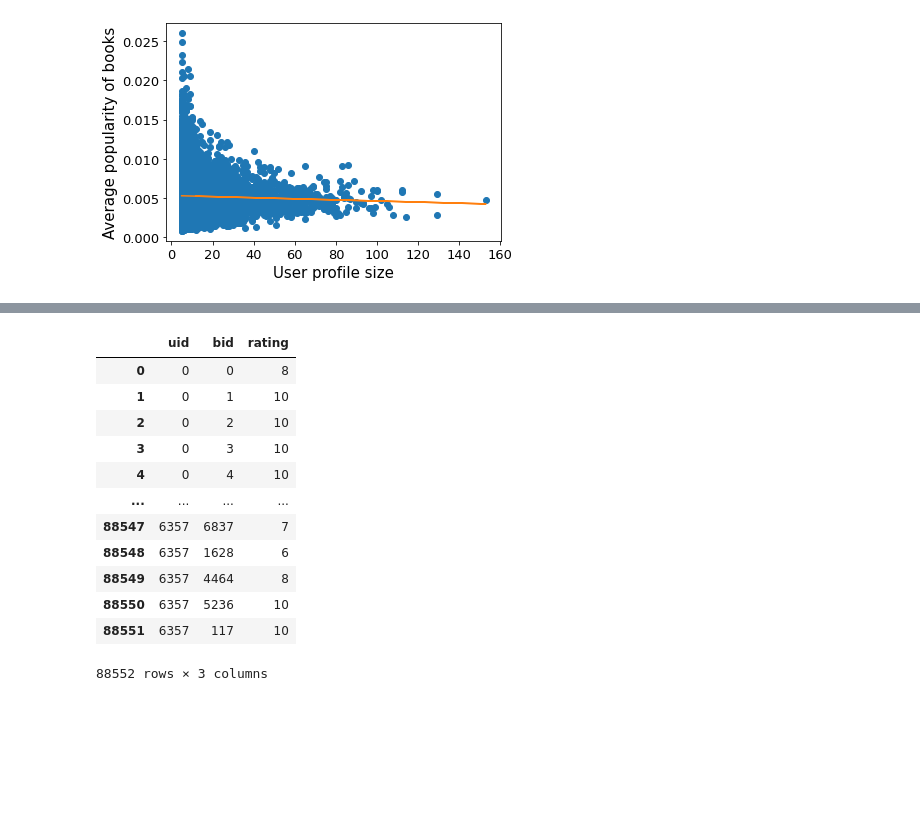
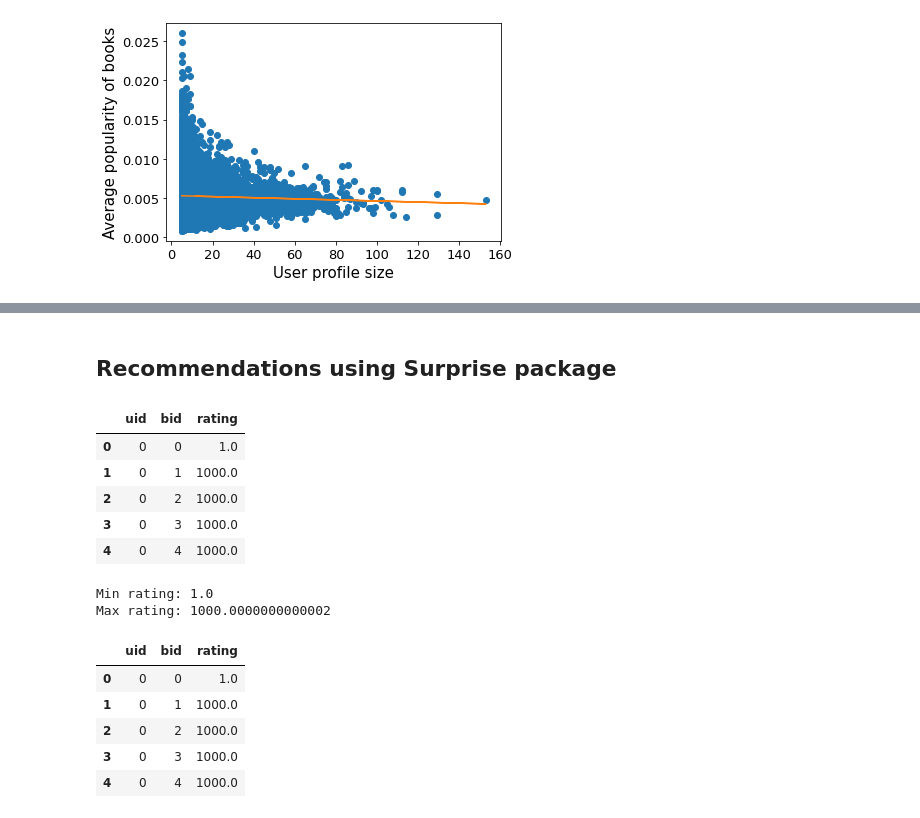
Before and after one commit to rahmanidashti/FairBook, a Jupyter notebook: book_fairness.ipynb, the cells around one changed output, grey strips where cells are left out. Cells and saved outputs as stored; diff of their text form; code cells hidden in the pictures; blank space fills up the shorter version.

```diff
--- a/book_fairness.ipynb
+++ b/book_fairness.ipynb
@@ -236,16 +257,39 @@ Average HighMS profile size: 58.680440771349865
-# %%
-df_events
-# %% [output]
-|  | uid | bid | rating |
-| 0 | 0 | 0 | 8 |
-| 1 | 0 | 1 | 10 |
-| 2 | 0 | 2 | 10 |
-| 3 | 0 | 3 | 10 |
-| 4 | 0 | 4 | 10 |
-| ... | ... | ... | ... |
-| 88547 | 6357 | 6837 | 7 |
-| 88548 | 6357 | 1628 | 6 |
-| 88549 | 6357 | 4464 | 8 |
-| 88550 | 6357 | 5236 | 10 |
-| 88551 | 6357 | 117 | 10 |
-88552 rows × 3 columns
+# %% [markdown]
+## Recommendations using Surprise package
+# %%
+scaled_df_events = pd.DataFrame()
+for user_id, group in df_events.groupby('uid'):
+    min_rating = group[feedback_column].min()
+    max_rating = group[feedback_column].max()
+    scaler = MinMaxScaler(feature_range=(1, 1000))
+    scaled_ratings = scaler.fit_transform(group[feedback_column].values.reshape(-1, 1).astype(float))
+    new_rows = group.copy()
+    new_rows[feedback_column] = scaled_ratings
+    scaled_df_events = scaled_df_events.append(new_rows)
+
+scaled_df_events.head()
+#scaled_df_events = scaled_df_events.set_index('user') # needed for new python/surprise version
+# %% [output]
+|  | uid | bid | rating |
+| 0 | 0 | 0 | 1.0 |
+| 1 | 0 | 1 | 1000.0 |
+| 2 | 0 | 2 | 1000.0 |
+| 3 | 0 | 3 | 1000.0 |
+| 4 | 0 | 4 | 1000.0 |
+# %%
+df_events = scaled_df_events
+print('Min rating: ' + str(df_events[feedback_column].min()))
+print('Max rating: ' + str(df_events[feedback_column].max()))
+# %% [output]
+Min rating: 1.0
+Max rating: 1000.0000000000002
+# %%
+reader = Reader(rating_scale=(df_events[feedback_column].min(), df_events[feedback_column].max()))
+df_events.head()
+# %% [output]
+|  | uid | bid | rating |
+| 0 | 0 | 0 | 1.0 |
+| 1 | 0 | 1 | 1000.0 |
+| 2 | 0 | 2 | 1000.0 |
+| 3 | 0 | 3 | 1000.0 |
+| 4 | 0 | 4 | 1000.0 |
```
Also changed, not shown: parts of 24 cells of this notebook, 43 other files.
